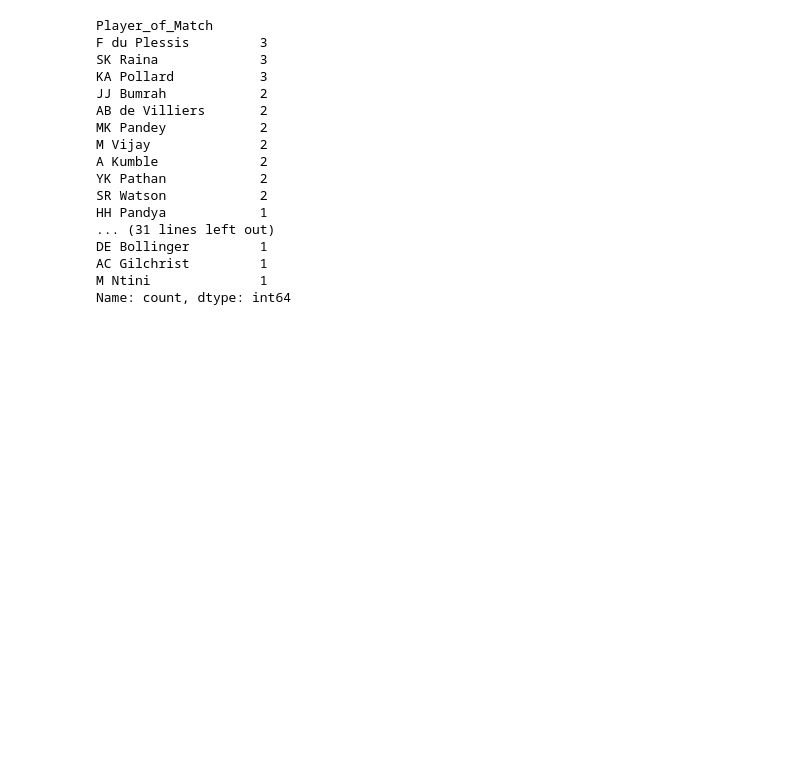
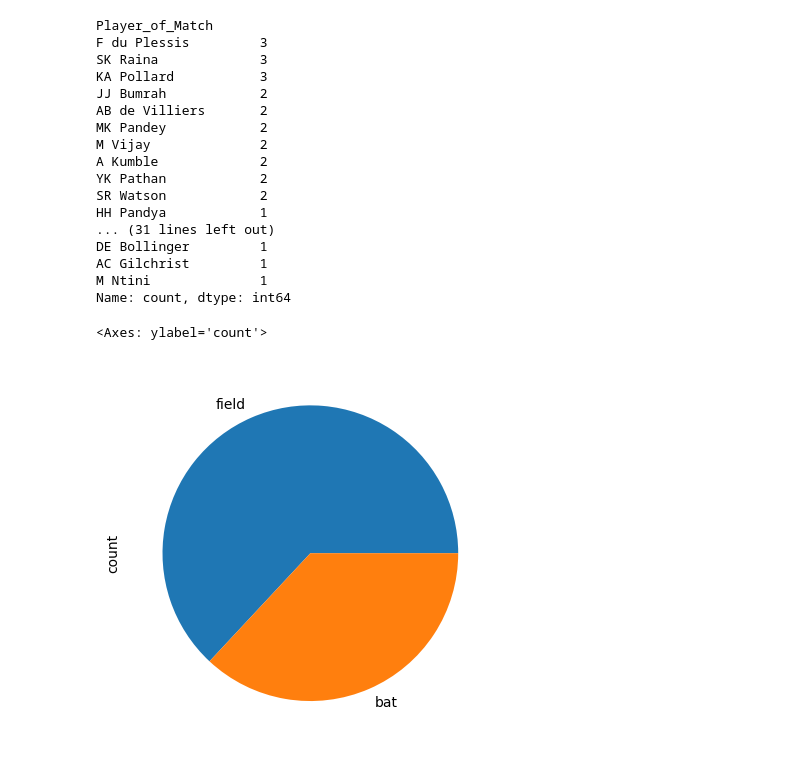
Before and after one commit to shafaq-aslam/pandas-lab, a Jupyter notebook: DataFrame/DataFrame_Functions.ipynb, the cells around one changed output. Saved outputs shown, nothing was run; the diff lists cells and outputs as text; code cells hidden in the pictures; blank space fills up the shorter version.

```diff
--- a/DataFrame/DataFrame_Functions.ipynb
+++ b/DataFrame/DataFrame_Functions.ipynb
@@ -204,3 +204,9 @@ DE Bollinger         1
 AC Gilchrist         1
 M Ntini              1
 Name: count, dtype: int64
+# %%
+# Toss decision plot
+matches['TossDecision'].value_counts().plot(kind='pie')
+# %% [output]
+<Axes: ylabel='count'>
+[figure, added]
```
Also changed, not shown: parts of 8 cells of this notebook.
